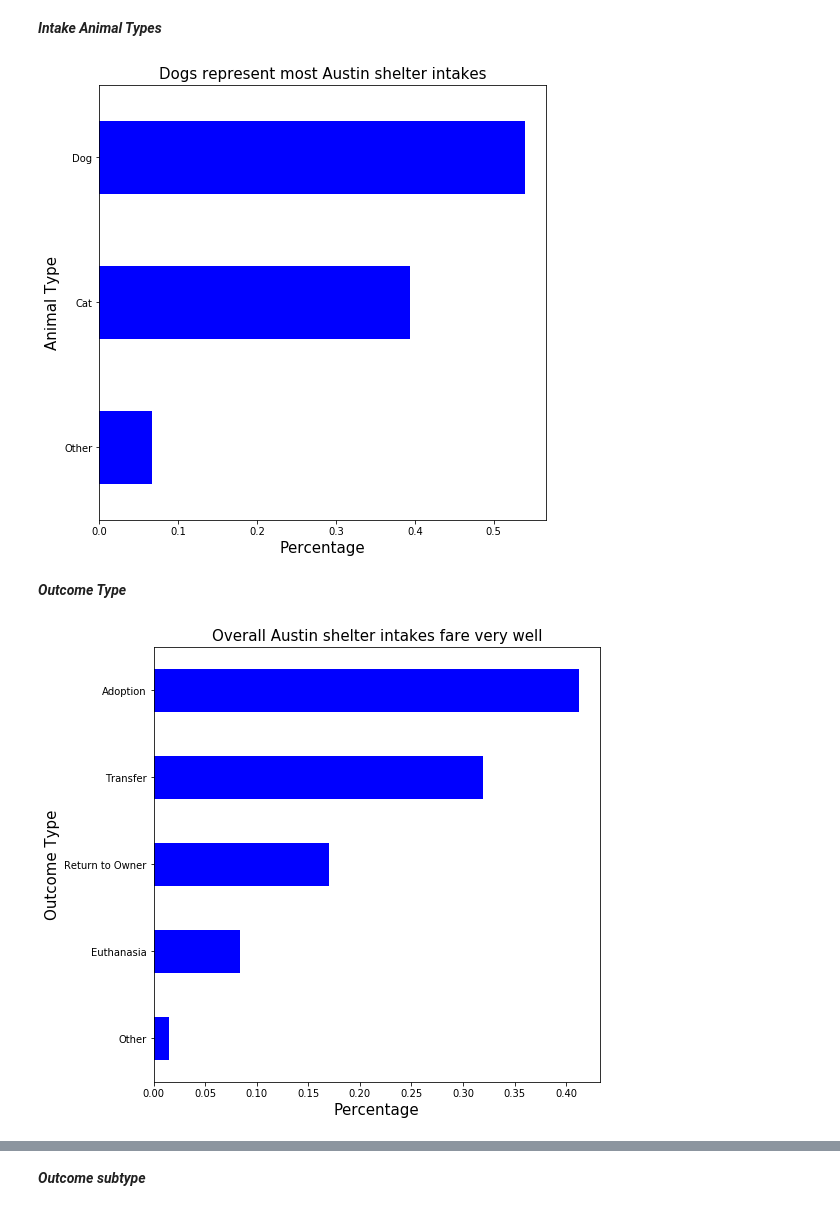
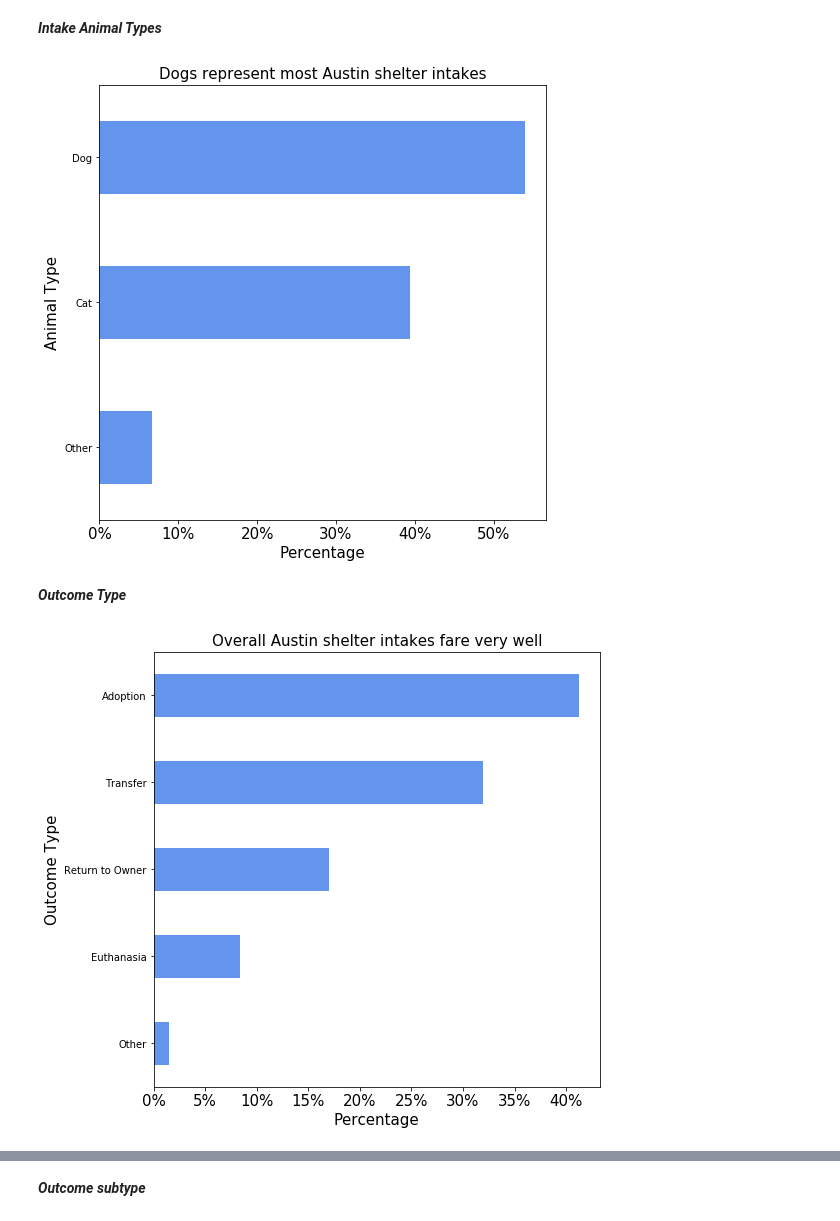
Before and after one commit to samcressman/AnimalCapstone, a Jupyter notebook: Notebooks/Graphing_EDA_Animal_Shelter_Outcomes.ipynb, the cells around one changed output, grey strips where cells are left out. Cells and saved outputs as stored; diff of their text form; code cells hidden in the pictures.

```diff
--- a/Notebooks/Graphing_EDA_Animal_Shelter_Outcomes.ipynb
+++ b/Notebooks/Graphing_EDA_Animal_Shelter_Outcomes.ipynb
@@ -32,17 +32,19 @@ animals_graphing["Date of Birth"] = pd.to_datetime(animals_graphing["Date of Bir
 # %%
 # Intake Animal Types
 
 animal_type_count = animals_graphing["Animal Type"].value_counts(normalize = True).reset_index().sort_values(by = "Animal Type")
 
-animal_type_count.plot(kind = "barh", x = "index", y = "Animal Type", legend = False, color = "blue", figsize = (8, 8))
+ax = animal_type_count.plot(kind = "barh", x = "index", y = "Animal Type", legend = False, color = "cornflowerblue", figsize = (8, 8))
+
+ax.set_xticklabels(["0%", "10%", "20%", "30%", "40%", "50%"], fontsize = 15)
 
 plt.title("Dogs represent most Austin shelter intakes", fontsize = 15)
 plt.xlabel("Percentage", fontsize = 15)
 plt.ylabel("Animal Type", fontsize = 15)
 
 plt.show()
 # %% [output]
-[figure, old version]
+[figure, new version]
 # %% [markdown]
 ***Outcome Type***
 # %%
@@ -50,7 +52,9 @@ plt.show()
 
 outcome_counts = animals_graphing["Outcome Type"].value_counts(normalize = True).reset_index().sort_values(by = "Outcome Type")
 
-outcome_counts.plot(kind = "barh", x = "index", y = "Outcome Type", color = "blue", figsize = (8, 8), legend = False)
+ax = outcome_counts.plot(kind = "barh", x = "index", y = "Outcome Type", color = "cornflowerblue", figsize = (8, 8), legend = False)
+
+ax.set_xticklabels(["0%", "5%", "10%", "15%", "20%", "25%", "30%", "35%", "40%"], fontsize = 15)
 
 plt.title("Overall Austin shelter intakes fare very well", fontsize = 15)
 plt.xlabel("Percentage", fontsize = 15)
@@ -58,7 +62,7 @@ plt.ylabel("Outcome Type", fontsize = 15)
 
 plt.show()
 # %% [output]
-[figure, old version]
+[figure, new version]
 # %%
 # Overall outcome types
 
```
Also changed, not shown: parts of 18 cells of this notebook.
